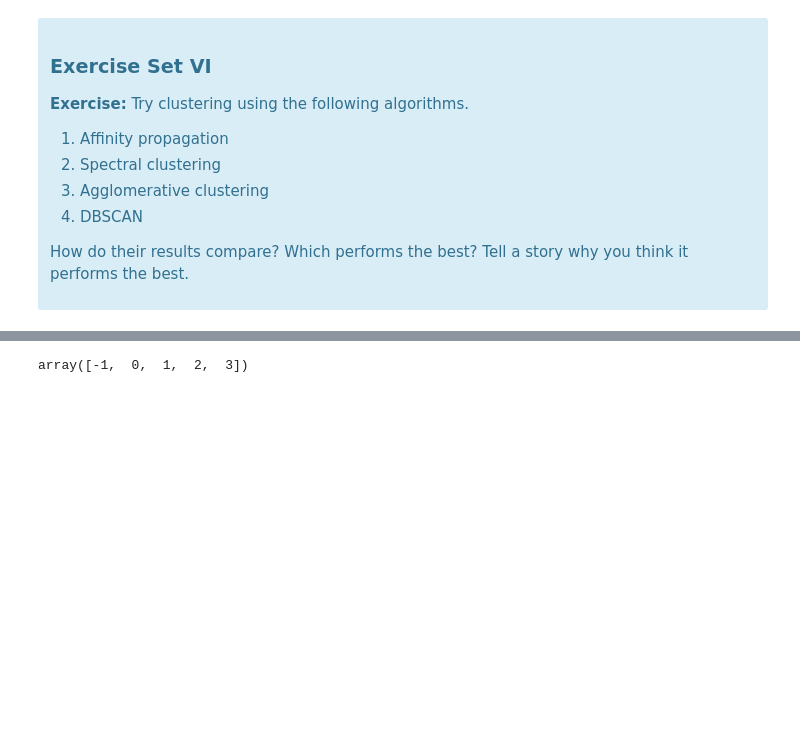
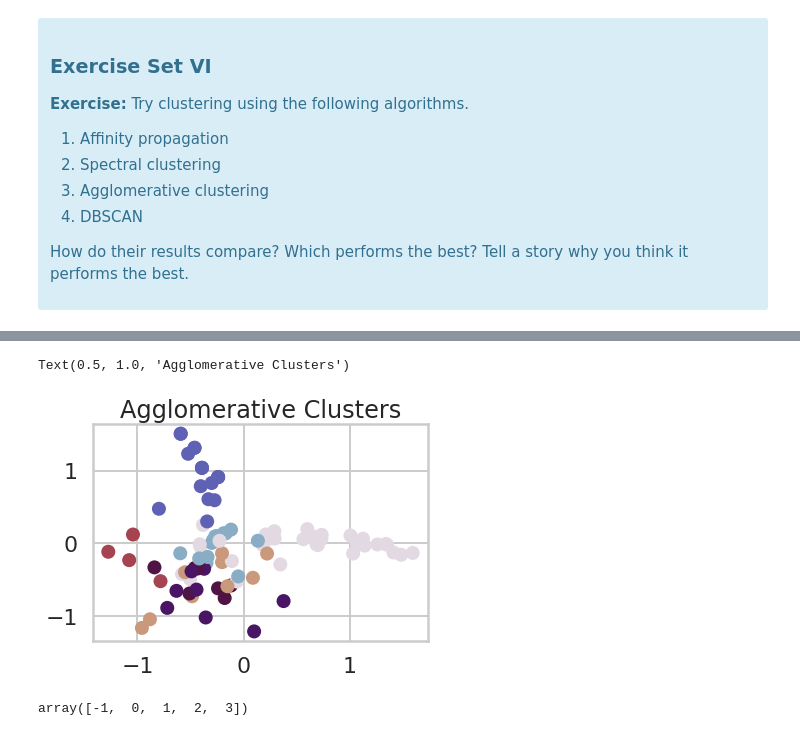
Before and after one commit to ipaulson/sb_curriculum, a Jupyter notebook: k-means-clustering/Clustering Case Study - Customer Segmentation with K-Means - Tier 3.ipynb, the cells around one changed output, grey strips where cells are left out. Saved outputs shown, nothing was run; the diff lists cells and outputs as text; code cells hidden in the pictures; blank space fills up the shorter version.

```diff
--- a/k-means-clustering/Clustering Case Study - Customer Segmentation with K-Means - Tier 3.ipynb
+++ b/k-means-clustering/Clustering Case Study - Customer Segmentation with K-Means - Tier 3.ipynb
@@ -570,4 +586,12 @@ agg = AgglomerativeClustering(n_clusters=3)
 agg_labels = agg.fit_predict(X)
+# %%
+pca = sklearn.decomposition.PCA(n_components=2)
+pc1, pc2 = zip(*pca.fit_transform(X))
+plt.scatter(pc1, pc2, c=agg_labels.tolist(), cmap='twilight')
+plt.title("Agglomerative Clusters")
+# %% [output]
+Text(0.5, 1.0, 'Agglomerative Clusters')
+[figure, added]
 # %%
 from sklearn.cluster import DBSCAN
 dbscan = DBSCAN(min_samples=3,eps=1)
```
Also changed, not shown: parts of 10 cells of this notebook, 1 other file.
